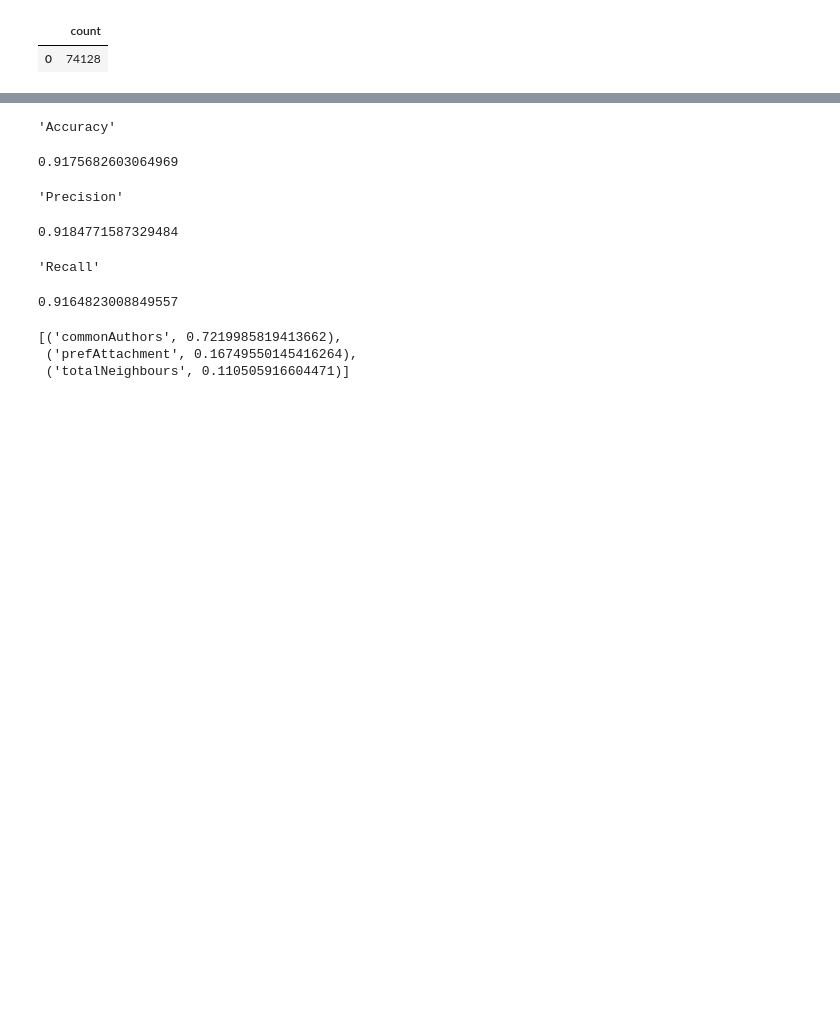
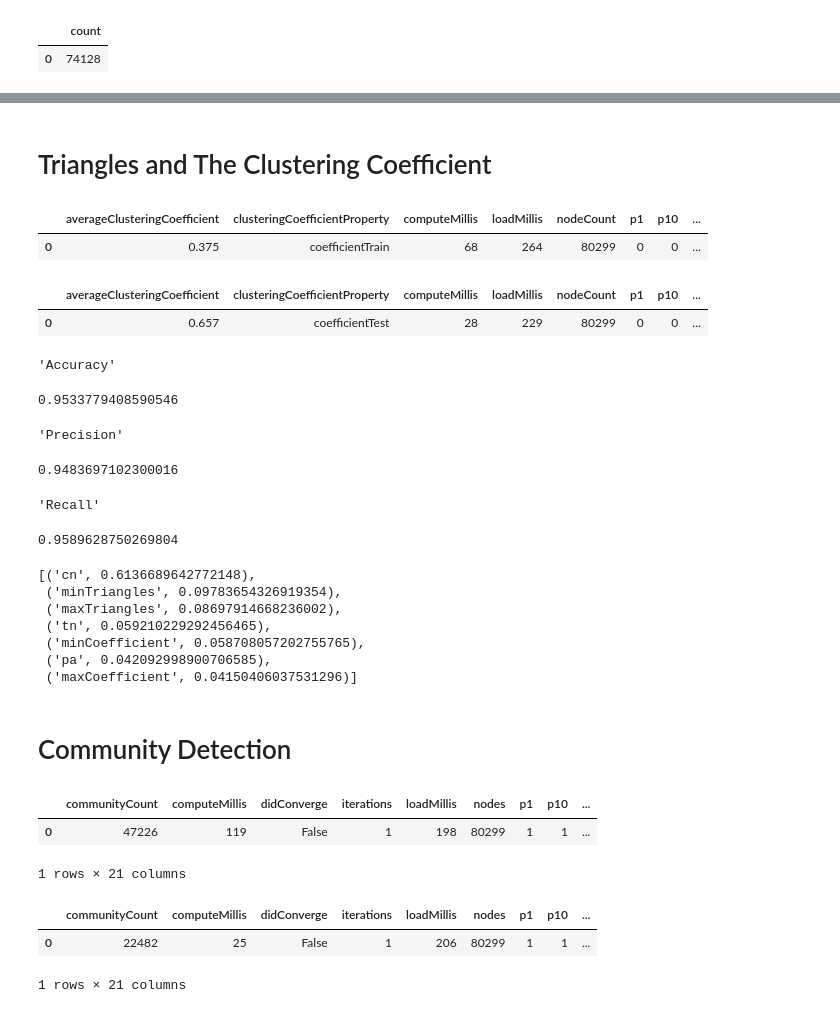
Before and after one commit to mneedham/data-science-training, a Jupyter notebook: 04_Prediction.ipynb, the cells around one changed output, grey strips where cells are left out. Drawn from its saved outputs; the diff is of its cells as text; code cells hidden in the pictures; blank space fills up the shorter version.

```diff
--- a/04_Prediction.ipynb
+++ b/04_Prediction.ipynb
@@ -371,0 +344,18 @@ list(zip(columns, classifier.feature_importances_))
+# %% [markdown]
+# Triangles and The Clustering Coefficient
+# %%
+graph.run("""
+CALL algo.triangleCount('Author', 'CO_AUTHOR_EARLY', { write:true,
+writeProperty:'trianglesTrain', clusteringCoefficientProperty:'coefficientTrain'});
+""").to_data_frame()
+# %% [output]
+|  | averageClusteringCoefficient | clusteringCoefficientProperty | computeMillis | loadMillis | nodeCount | p1 | p10 | ... |
+| 0 | 0.375 | coefficientTrain | 68 | 264 | 80299 | 0 | 0 | ... |
+# %%
+graph.run("""
+CALL algo.triangleCount('Author', 'CO_AUTHOR', { write:true,
+writeProperty:'trianglesTest', clusteringCoefficientProperty:'coefficientTest'});
+""").to_data_frame()
+# %% [output]
+|  | averageClusteringCoefficient | clusteringCoefficientProperty | computeMillis | loadMillis | nodeCount | p1 | p10 | ... |
+| 0 | 0.657 | coefficientTest | 28 | 229 | 80299 | 0 | 0 | ... |
@@ -372,5 +386,8 @@ list(zip(columns, classifier.feature_importances_))
 # %%
-columns = ["commonAuthors", "prefAttachment", "totalNeighbours"]
+columns = [
+    "cn", "pa", "tn", # graph features
+    "minTriangles", "maxTriangles", "minCoefficient", "maxCoefficient" # triangle features
+]
 
 X = training_df[columns]
 y = training_df["label"]
@@ -383,14 +400,38 @@ display("Accuracy", accuracy_score(y_test, predictions))
 display("Precision", precision_score(y_test, predictions))
 display("Recall", recall_score(y_test, predictions))
 
-list(zip(columns, classifier.feature_importances_))
+sorted(list(zip(columns, classifier.feature_importances_)), key = lambda x: x[1]*-1)
 # %% [output]
 'Accuracy'
-0.9175682603064969
+0.9533779408590546
 'Precision'
-0.9184771587329484
+0.9483697102300016
 'Recall'
-0.9164823008849557
+0.9589628750269804
-[('commonAuthors', 0.7219985819413662),
- ('prefAttachment', 0.16749550145416264),
- ('totalNeighbours', 0.110505916604471)]
+[('cn', 0.6136689642772148),
+ ('minTriangles', 0.09783654326919354),
+ ('maxTriangles', 0.08697914668236002),
+ ('tn', 0.059210229292456465),
+ ('minCoefficient', 0.058708057202755765),
+ ('pa', 0.042092998900706585),
+ ('maxCoefficient', 0.04150406037531296)]
+# %% [markdown]
+# Community Detection
+# %%
+graph.run("""
+CALL algo.labelPropagation("Author", "CO_AUTHOR_EARLY", "BOTH",
+{partitionProperty: "partitionTrain"});
+""").to_data_frame()
+# %% [output]
+|  | communityCount | computeMillis | didConverge | iterations | loadMillis | nodes | p1 | p10 | ... |
+| 0 | 47226 | 119 | False | 1 | 198 | 80299 | 1 | 1 | ... |
+1 rows × 21 columns
+# %%
+graph.run("""
+CALL algo.labelPropagation("Author", "CO_AUTHOR", "BOTH",
+{partitionProperty: "partitionTest"});
+""").to_data_frame()
+# %% [output]
+|  | communityCount | computeMillis | didConverge | iterations | loadMillis | nodes | p1 | p10 | ... |
+| 0 | 22482 | 25 | False | 1 | 206 | 80299 | 1 | 1 | ... |
+1 rows × 21 columns
```
Also changed, not shown: parts of 27 cells of this notebook.
